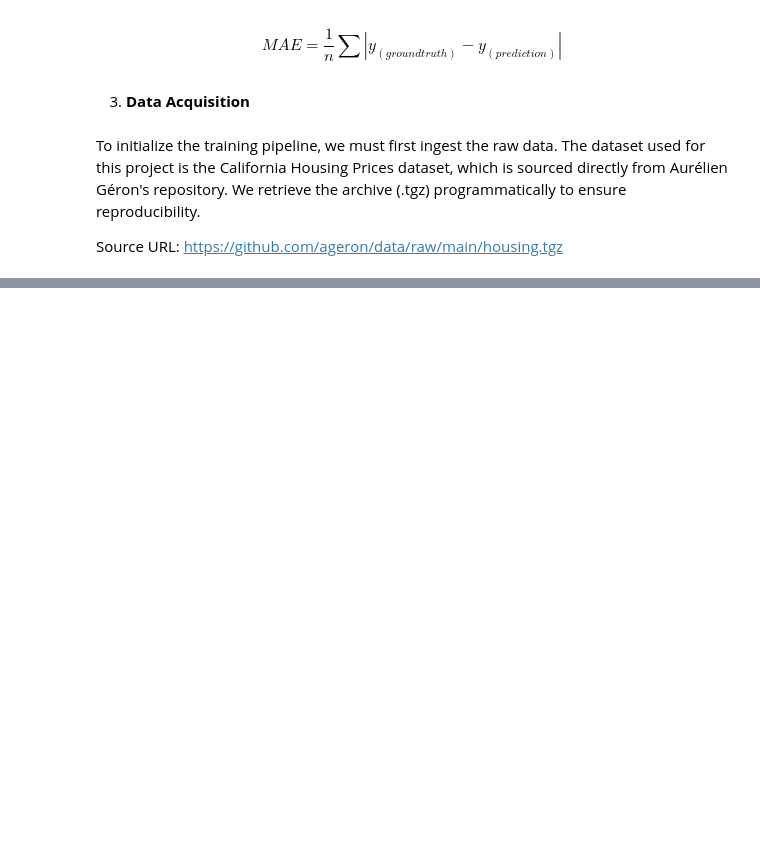
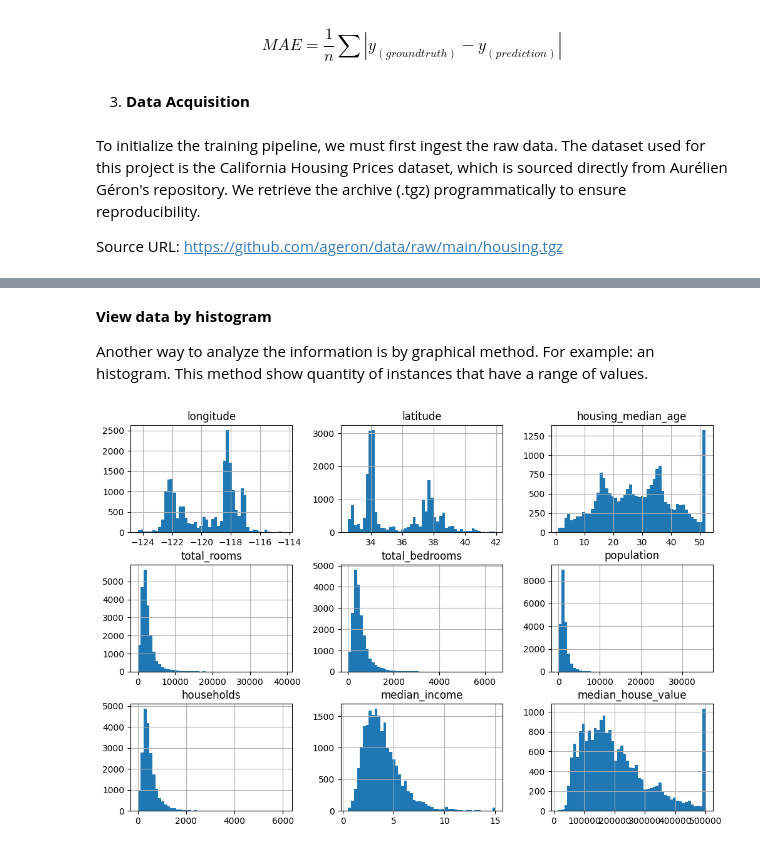
Before and after one commit to CristhianTechAIHub/ml-engineering-path, a Jupyter notebook: 01-handson-ml/cap02-housing-project/notebooks/California_housing_prices.ipynb, the cells around one changed output, grey strips where cells are left out. Cells and saved outputs as stored; diff of their text form; code cells hidden in the pictures; blank space fills up the shorter version.

Commit message:
feat: Initial Data inspection

```diff
--- a/01-handson-ml/cap02-housing-project/notebooks/California_housing_prices.ipynb
+++ b/01-handson-ml/cap02-housing-project/notebooks/California_housing_prices.ipynb
@@ -50,0 +131,11 @@ housing = load_housing_data()
+# %% [markdown]
+**View data by histogram**
+
+Another way to analyze the information is by graphical method. For example: an histogram. This method show quantity of instances that have a range of values.
+# %%
+import matplotlib.pyplot as plt
+
+housing.hist(bins=50, figsize=(12,8))
+plt.show()
+# %% [output]
+[figure, added]
```
Also changed, not shown: parts of 9 cells of this notebook.
